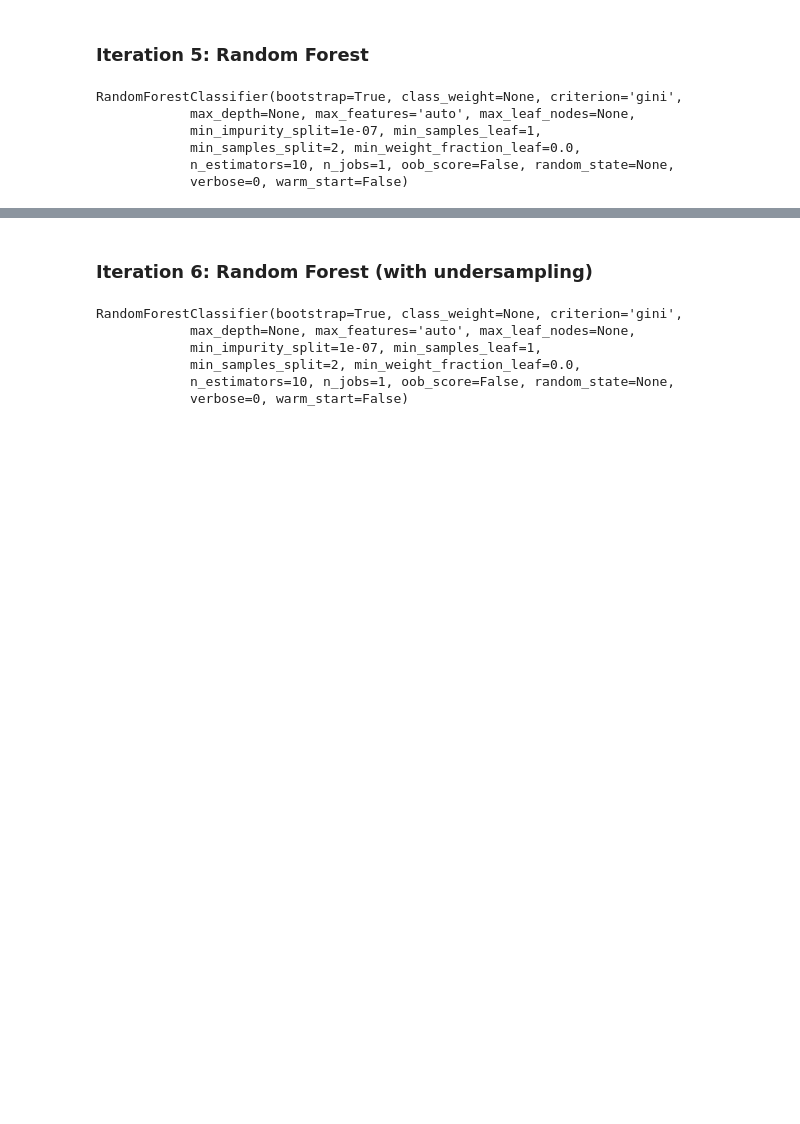
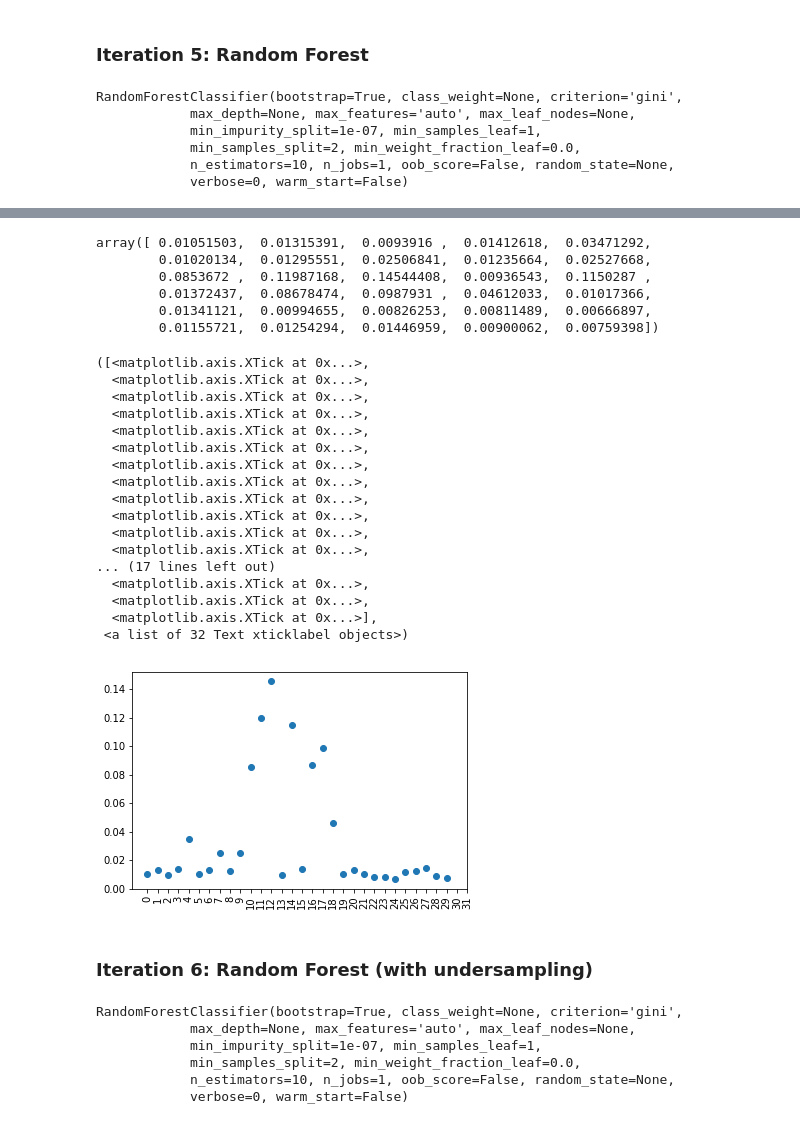
Before and after one commit to davified/credit-card-fraud-detection, a Jupyter notebook: credit-card-fraud-detection-solution.ipynb, the cells around one changed output, grey strips where cells are left out. Saved outputs shown, nothing was run; the diff lists cells and outputs as text; code cells hidden in the pictures; blank space fills up the shorter version.

Commit message:
Add plot for feature importance

```diff
--- a/credit-card-fraud-detection-solution.ipynb
+++ b/credit-card-fraud-detection-solution.ipynb
@@ -316,2 +308,11 @@ print(metrics.classification_report(expected_5, predicted_5))
 
 avg / total       1.00      1.00      1.00    284807
+# %%
+model_5.feature_importances_
+# %% [output]
+array([ 0.01051503,  0.01315391,  0.0093916 ,  0.01412618,  0.03471292,
+        0.01020134,  0.01295551,  0.02506841,  0.01235664,  0.02527668,
+        0.0853672 ,  0.11987168,  0.14544408,  0.00936543,  0.1150287 ,
+        0.01372437,  0.08678474,  0.0987931 ,  0.04612033,  0.01017366,
+        0.01341121,  0.00994655,  0.00826253,  0.00811489,  0.00666897,
+        0.01155721,  0.01254294,  0.01446959,  0.00900062,  0.00759398])
@@ -318,3 +321,25 @@ avg / total       1.00      1.00      1.00    284807
+# %%
+plt.plot(model_5.feature_importances_, 'o')
+plt.xticks(range(32), df.index, rotation=90)
+# %% [output]
+([<matplotlib.axis.XTick at 0x...>,
+  <matplotlib.axis.XTick at 0x...>,
+  <matplotlib.axis.XTick at 0x...>,
+  <matplotlib.axis.XTick at 0x...>,
+  <matplotlib.axis.XTick at 0x...>,
+  <matplotlib.axis.XTick at 0x...>,
+  <matplotlib.axis.XTick at 0x...>,
+  <matplotlib.axis.XTick at 0x...>,
+  <matplotlib.axis.XTick at 0x...>,
+  <matplotlib.axis.XTick at 0x...>,
+  <matplotlib.axis.XTick at 0x...>,
+  <matplotlib.axis.XTick at 0x...>,
+... (17 lines left out)
+  <matplotlib.axis.XTick at 0x...>,
+  <matplotlib.axis.XTick at 0x...>,
+  <matplotlib.axis.XTick at 0x...>],
+ <a list of 32 Text xticklabel objects>)
+[figure, added]
 # %% [markdown]
 ### Iteration 6: Random Forest (with undersampling)
 # %%
```
Also changed, not shown: parts of 3 cells of this notebook.
